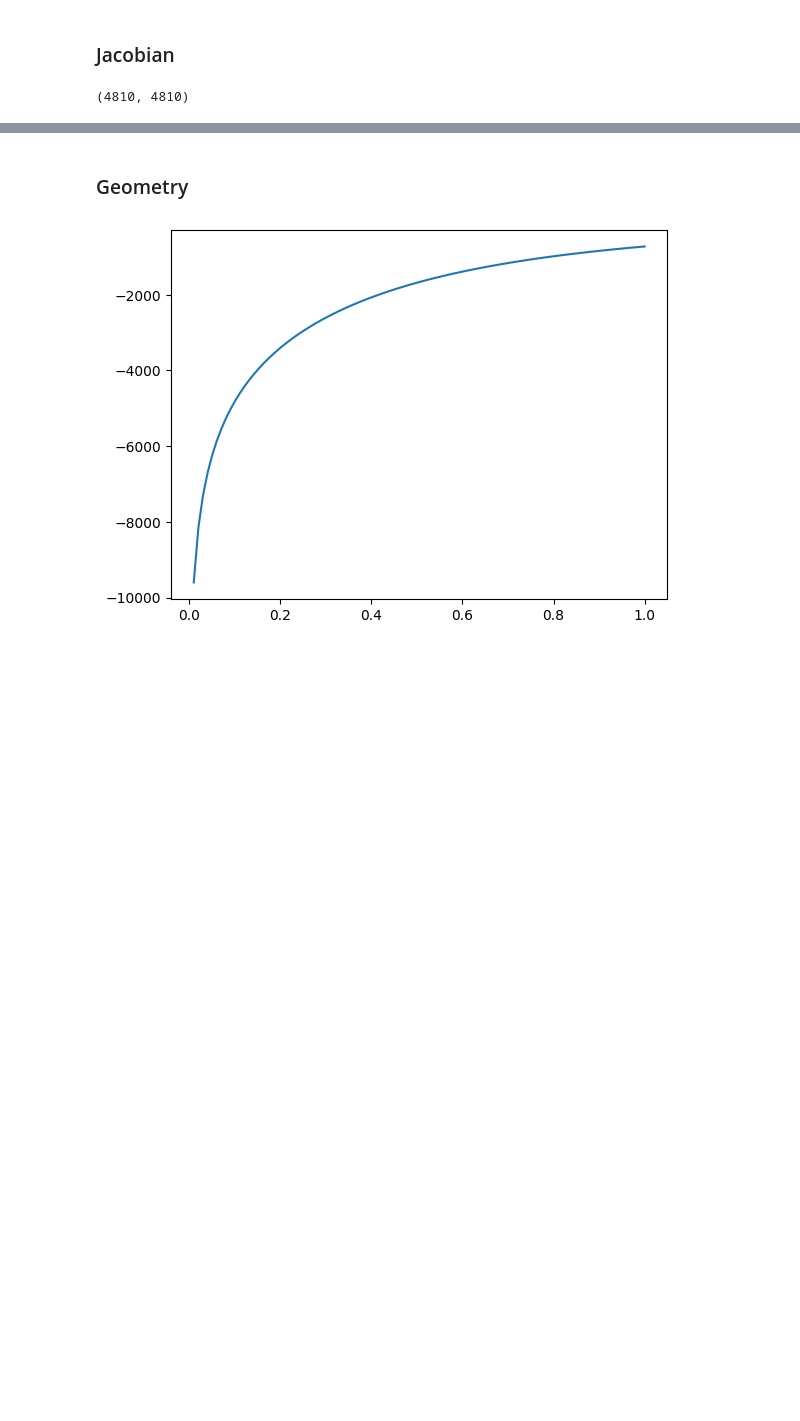
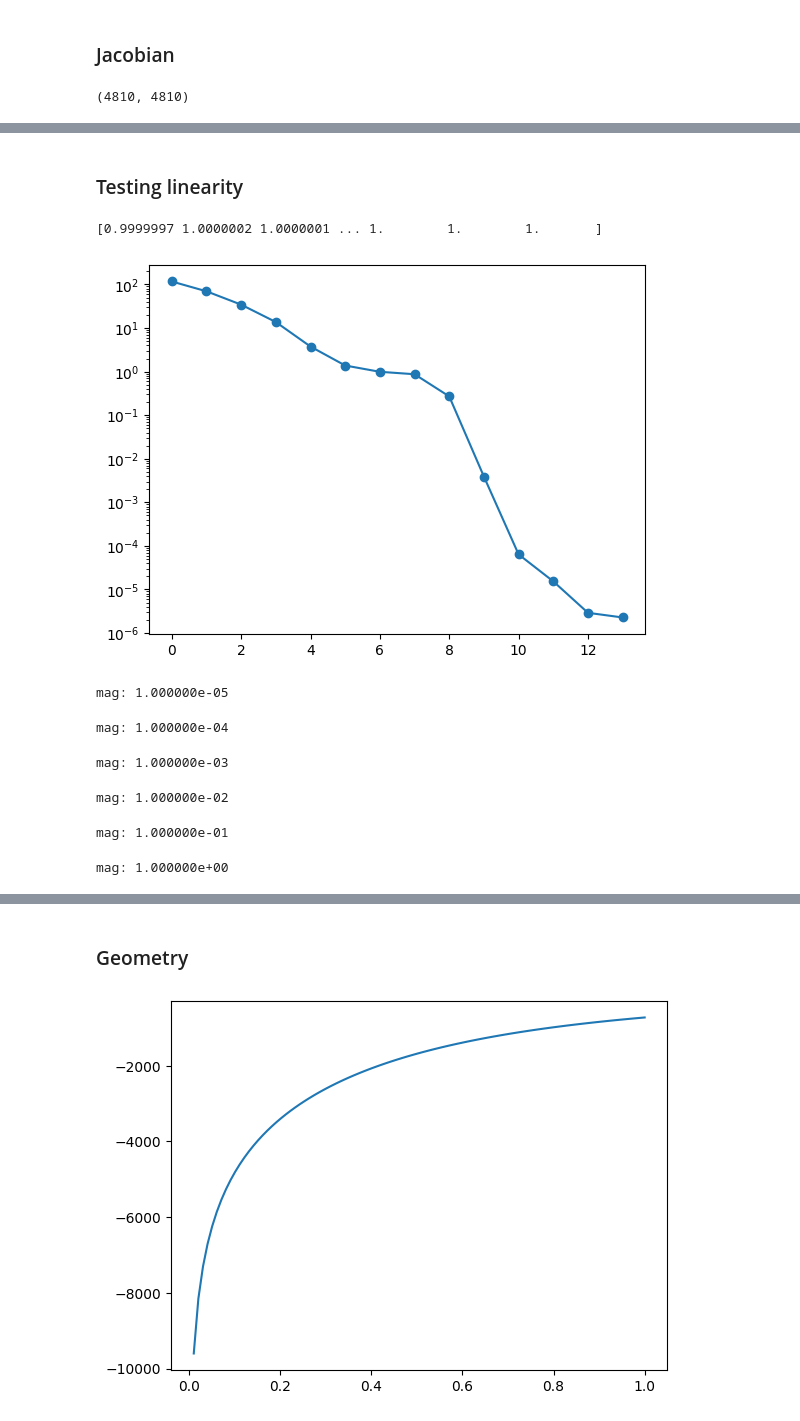
Before and after one commit to EleutherAI/basin-volume, a Jupyter notebook: mp_typical.ipynb, the cells around one changed output, grey strips where cells are left out. Drawn from its saved outputs; the diff is of its cells as text; code cells hidden in the pictures; blank space fills up the shorter version.

```diff
--- a/mp_typical.ipynb
+++ b/mp_typical.ipynb
@@ -174,6 +176,7 @@ plt.show()
 ### Jacobian
 # %%
 def train_fn(params_raveled):
+    params_raveled = params_raveled * jnp.linalg.norm(params_spher.raveled) / jnp.linalg.norm(params_raveled)
     params = Params(params_raveled, params_init.unravel)
 
     apply_fn = mp.make_apply_full(model, params.unravel)
@@ -196,0 +202,8 @@ print(J.shape)
+# %%
+params_unit = params_spher.raveled / jnp.linalg.norm(params_spher.raveled)
+proj_param = einsum(params_unit, params_unit, 'i, j -> i j')
+proj_orth = jnp.eye(J.shape[0]) - proj_param
+# J_orth = proj_orth @ J @ proj_orth
+# print(jnp.linalg.norm(J_orth, axis=1))
+J_orth2 = J @ proj_orth
+print(jnp.linalg.norm(J_orth2, axis=1))
@@ -196,0 +307,44 @@ print(J.shape)
+# %% [markdown]
+### Testing linearity
+# %%
+params_init_rav = params_spher.raveled
+params_final_rav = train_fn(params_spher.raveled)
+print(jnp.linalg.norm(vt_unorth, axis=1))
+
+indices = [0, 3, 10, 30, 100, 300, 1000, -1000, -300, -100, -30, -10, -3, -1]
+mags = [1e-5, 1e-4, 1e-3, 1e-2, 1e-1, 1e0]
+
+actual_svs = [s_unorth[i] for i in indices]
+
+plt.plot(actual_svs, 'o-')
+plt.yscale('log')
+plt.show()
+
+all_diffs = []
+all_svs = []
+
+for mag in mags:
+    print()
+    print(f'mag: {mag:e}')
+
+    diffs = []
+    svs = []
+
+    for i in tqdm(indices):
+        pert = vt_unorth[i] * mag
+        params_final_pert_rav = train_fn(params_init_rav + pert)
+        diff = jnp.linalg.norm(params_final_rav - params_final_pert_rav)
+        diffs.append(diff)
+        svs.append(s_unorth[i] * mag)
+
+    all_diffs.append(diffs)
+    all_svs.append(svs)
+# %% [output]
+[0.9999997 1.0000002 1.0000001 ... 1.        1.        1.       ]
+[figure, added]
+mag: 1.000000e-05
+mag: 1.000000e-04
+mag: 1.000000e-03
+mag: 1.000000e-02
+mag: 1.000000e-01
+mag: 1.000000e+00
```
Also changed, not shown: parts of 69 cells of this notebook.
